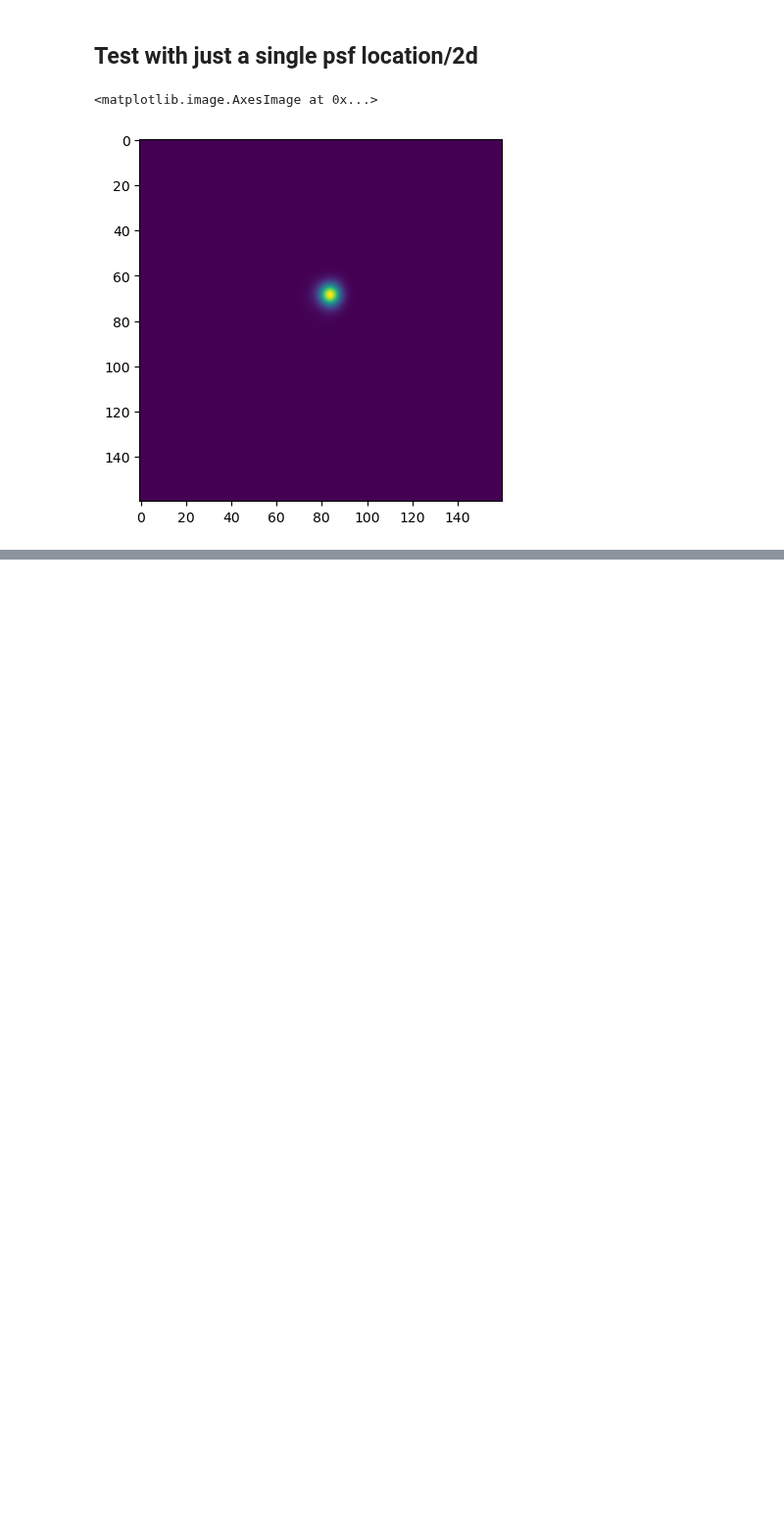
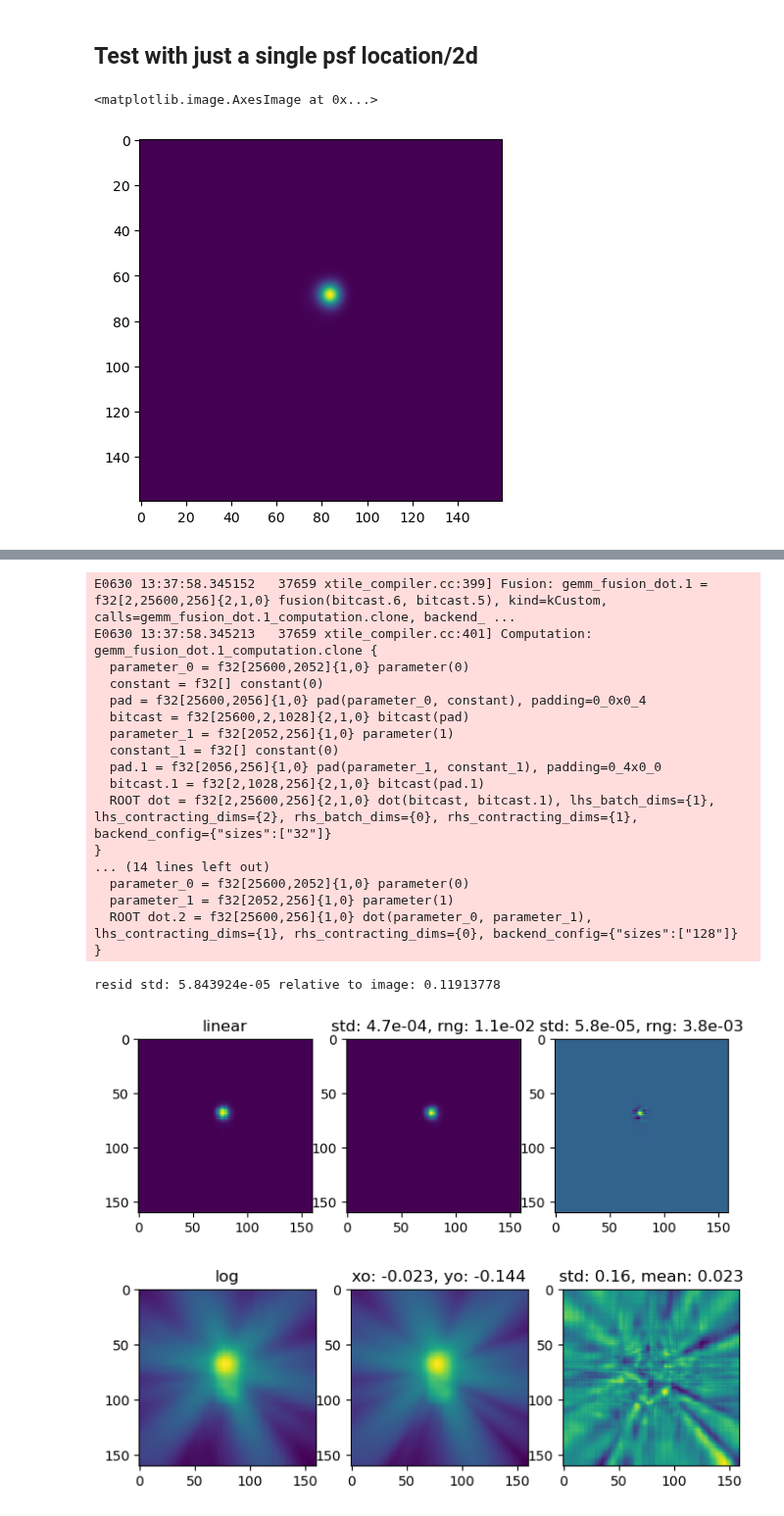
Before and after one commit to eteq/m31_jwst_2609_vol2, a Jupyter notebook: experimentation/fast_psf_inr_sl2.ipynb, the cells around one changed output, grey strips where cells are left out. Shown at 98% size. Drawn from its saved outputs; the diff is of its cells as text; code cells hidden in the pictures; blank space fills up the shorter version.

```diff
--- a/experimentation/fast_psf_inr_sl2.ipynb
+++ b/experimentation/fast_psf_inr_sl2.ipynb
@@ -393,0 +394,57 @@ jax.vmap(model)(x)
+# %%
+idx = 0
+xotest = psfxs[idx]
+yotest = psfys[idx]
+gt = psfarrs[idx]
+
+xtest = jnp.stack((xpxn, ypxn,
+           jnp.ones_like(xpxn)*psfon.normalize(xotest),
+           jnp.ones_like(ypxn)*psfon.normalize(yotest)),
+           axis=-1).reshape(-1, 4)
+
+pred = jax.vmap(model)(xtest).reshape(psfarrs.shape[1:])
+rnpred = pred / pred.sum()
+rngt = gt / gt.sum()
+diff = rngt - rnpred
+
+fig, (ax1, ax2, ax3) = plt.subplots(1, 3, figsize=(8, 16))
+ax1.imshow(rnpred, interpolation='nearest')
+ax2.imshow(rngt, interpolation='nearest')
+ax3.imshow(diff, interpolation='nearest')
+
+ax2.set_title(f'std: {rnpred.std():.1e}, rng: {rnpred.max()-rnpred.min():.1e}')
+ax3.set_title(f'std: {diff.std():.1e}, rng: {diff.max()-diff.min():.1e}')
+
+ax1.set_title('linear')
+
+fig, (ax1, ax2, ax3) = plt.subplots(1, 3, figsize=(8, 16))
+ax1.imshow(jnp.log(rnpred), interpolation='nearest')
+ax2.imshow(jnp.log(rngt), interpolation='nearest')
+ldiff = jnp.log(rngt) - jnp.log(rnpred)
+ax3.imshow(ldiff, interpolation='nearest')
+ax3.set_title(f'std: {ldiff.std():.2}, mean: {ldiff.mean():.2}')
+ax1.set_title('log')
+ax2.set_title(f'xo: {xotest:.3f}, yo: {yotest:.3f}')
+
+print('resid std:', diff.std(), 'relative to image:', diff.std()/rngt.std())
+# %% [output]
+E0630 13:37:58.345152   37659 xtile_compiler.cc:399] Fusion: gemm_fusion_dot.1 = f32[2,25600,256]{2,1,0} fusion(bitcast.6, bitcast.5), kind=kCustom, calls=gemm_fusion_dot.1_computation.clone, backend_ ...
+E0630 13:37:58.345213   37659 xtile_compiler.cc:401] Computation: gemm_fusion_dot.1_computation.clone {
+  parameter_0 = f32[25600,2052]{1,0} parameter(0)
+  constant = f32[] constant(0)
+  pad = f32[25600,2056]{1,0} pad(parameter_0, constant), padding=0_0x0_4
+  bitcast = f32[25600,2,1028]{2,1,0} bitcast(pad)
+  parameter_1 = f32[2052,256]{1,0} parameter(1)
+  constant_1 = f32[] constant(0)
+  pad.1 = f32[2056,256]{1,0} pad(parameter_1, constant_1), padding=0_4x0_0
+  bitcast.1 = f32[2,1028,256]{2,1,0} bitcast(pad.1)
+  ROOT dot = f32[2,25600,256]{2,1,0} dot(bitcast, bitcast.1), lhs_batch_dims={1}, lhs_contracting_dims={2}, rhs_batch_dims={0}, rhs_contracting_dims={1}, backend_config={"sizes":["32"]}
+}
+... (14 lines left out)
+  parameter_0 = f32[25600,2052]{1,0} parameter(0)
+  parameter_1 = f32[2052,256]{1,0} parameter(1)
+  ROOT dot.2 = f32[25600,256]{1,0} dot(parameter_0, parameter_1), lhs_contracting_dims={1}, rhs_contracting_dims={0}, backend_config={"sizes":["128"]}
+}
+resid std: 5.843924e-05 relative to image: 0.11913778
+[figure, added]
+[figure, added]
```
Also changed, not shown: parts of 18 cells of this notebook, 13 other files.
